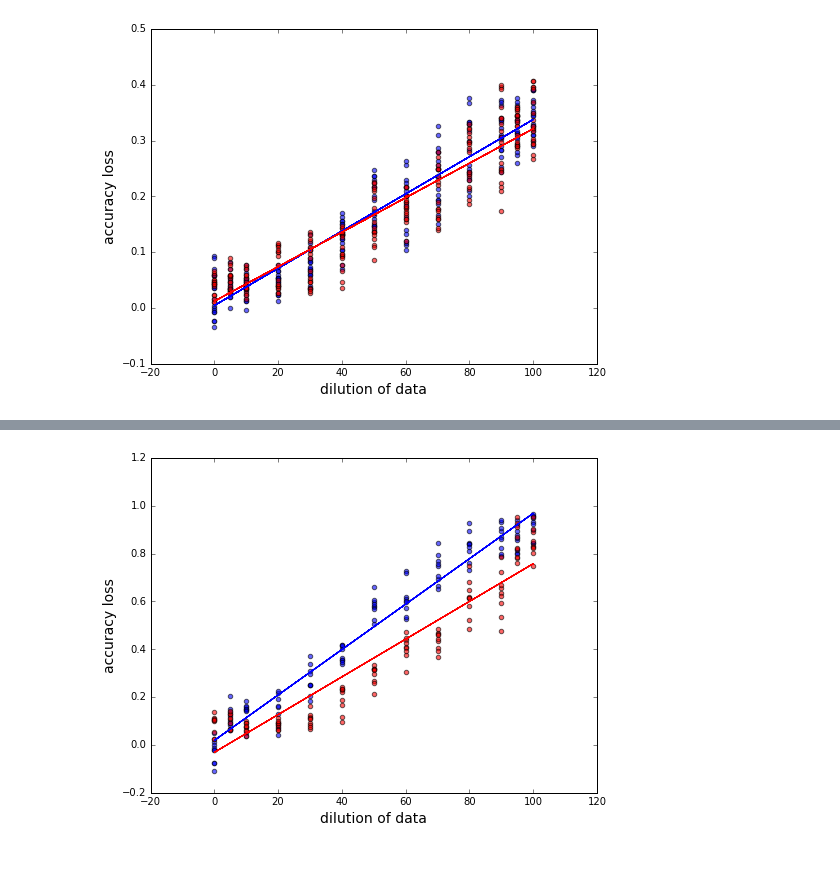
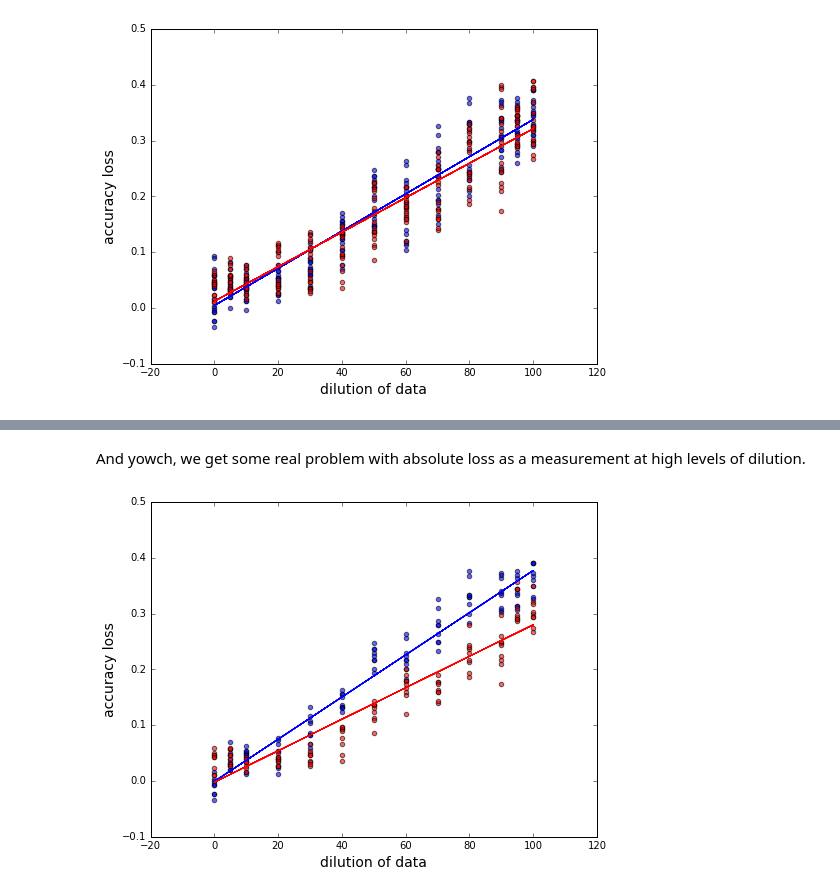
Before and after one commit to tedunderwood/measureperspective, a Jupyter notebook: measuredivergence/spacebetweengenres.ipynb, the cells around one changed output, grey strips where cells are left out. Cells and saved outputs as stored; diff of their text form; code cells hidden in the pictures; blank space fills up the shorter version.

```diff
--- a/measuredivergence/spacebetweengenres.ipynb
+++ b/measuredivergence/spacebetweengenres.ipynb
@@ -36,0 +123,20 @@ fan = df.loc[df.testype == 'fantasy2mixed', :]
+# %%
+best_fantasy_self = np.mean(fan.spearman[fan.ratio == 0])
+best_detective_self = np.mean(det.spearman[det.ratio == 0])
+
+fig, ax = plt.subplots(figsize = (8, 6))
+plt.scatter(fan.ratio, fan.spearman/best_fantasy_self, c ='b', alpha = 0.6)
+plt.scatter(det.ratio, det.spearman/best_detective_self, c = 'r', alpha = 0.6)
+plt.xlabel('dilution of data', fontsize = 14)
+plt.ylabel('accuracy loss', fontsize = 14)
+
+
+z = np.polyfit(fan.ratio, fan.spearman/best_fantasy_self, 1)
+p = np.poly1d(z)
+ax.plot(fan.ratio, p(fan.ratio), linestyle = (0, (5, 5)), c = 'b')
+
+z = np.polyfit(det.ratio, det.spearman/best_detective_self, 1)
+p = np.poly1d(z)
+ax.plot(det.ratio, p(det.ratio), linestyle = (0, (5, 5)), c = 'r')
+
+plt.show()
@@ -36,0 +149,2 @@ fan = df.loc[df.testype == 'fantasy2mixed', :]
+# %%
+pearsonr(fan.ratio.append(det.ratio), (fan.spearman/best_fantasy_self).append(det.spearman/best_detective_self))
@@ -36,0 +155,4 @@ fan = df.loc[df.testype == 'fantasy2mixed', :]
+# %%
+fan = fan.assign(normspear = fan.spearman/best_fantasy_self)
+det = det.assign(normspear = det.spearman/best_detective_self)
+df = pd.concat([fan, det])
@@ -67,0 +204,3 @@ pearsonr(df.ratio, df.spearman)
+# %%
+f2 = fan.loc[fan.partype == 'mixed2', : ]
+d2 = det.loc[det.partype == 'mixed2', : ]
@@ -68,19 +227,20 @@ pearsonr(df.ratio, df.spearman)
+# %% [markdown]
+And yowch, we get some real problem with absolute loss as a measurement at high levels of dilution.
 # %%
 fig, ax = plt.subplots(figsize = (8, 6))
-plt.scatter(fan.ratio, fan.loss/(((fan.acc1 + fan.acc2)/2) - 0.5), c ='b', alpha = 0.6)
-plt.scatter(det.ratio, det.loss/ (((det.acc1 + det.acc2)/2) - 0.5), c = 'r', alpha = 0.6)
+plt.scatter(f2.ratio, f2.loss, c ='b', alpha = 0.6)
+plt.scatter(d2.ratio, d2.loss, c = 'r', alpha = 0.6)
 plt.xlabel('dilution of data', fontsize = 14)
 plt.ylabel('accuracy loss', fontsize = 14)
 
+z = np.polyfit(f2.ratio, f2.loss, 1)
+p = np.poly1d(z)
+ax.plot(f2.ratio, p(f2.ratio), linestyle = (0, (5, 5)), c = 'b')
 
-z = np.polyfit(fan.ratio, fan.loss/(((fan.acc1 + fan.acc2)/2) - 0.5), 1)
+z = np.polyfit(d2.ratio, d2.loss, 1)
 p = np.poly1d(z)
-ax.plot(fan.ratio, p(fan.ratio), linestyle = (0, (5, 5)), c = 'b')
-
-z = np.polyfit(det.ratio, det.loss/ (((det.acc1 + det.acc2)/2) - 0.5), 1)
-p = np.poly1d(z)
-ax.plot(det.ratio, p(det.ratio), linestyle = (0, (5, 5)), c = 'r')
+ax.plot(d2.ratio, p(d2.ratio), linestyle = (0, (5, 5)), c = 'r')
 
 plt.show()
 # %% [output]
-[figure, old version]
+[figure, new version]
```
Also changed, not shown: parts of 31 cells of this notebook.
